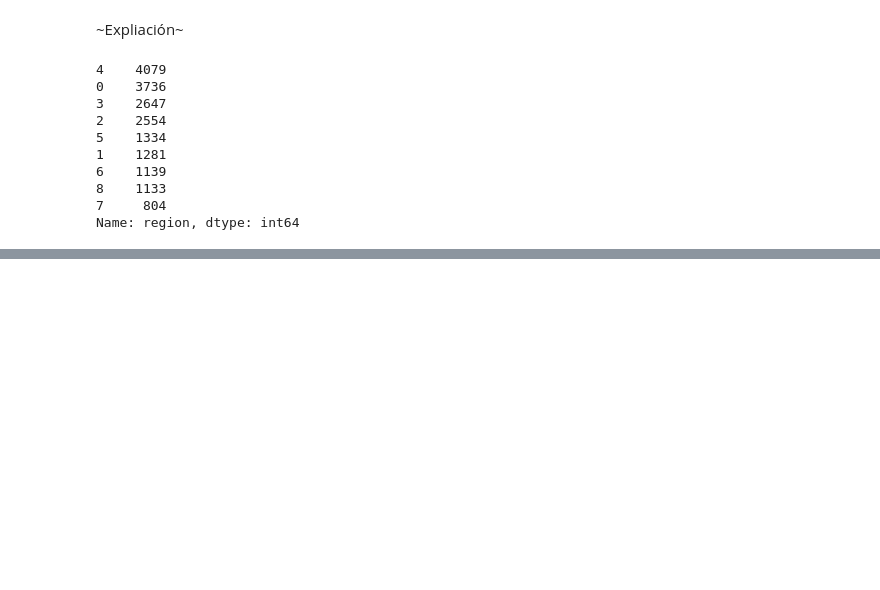
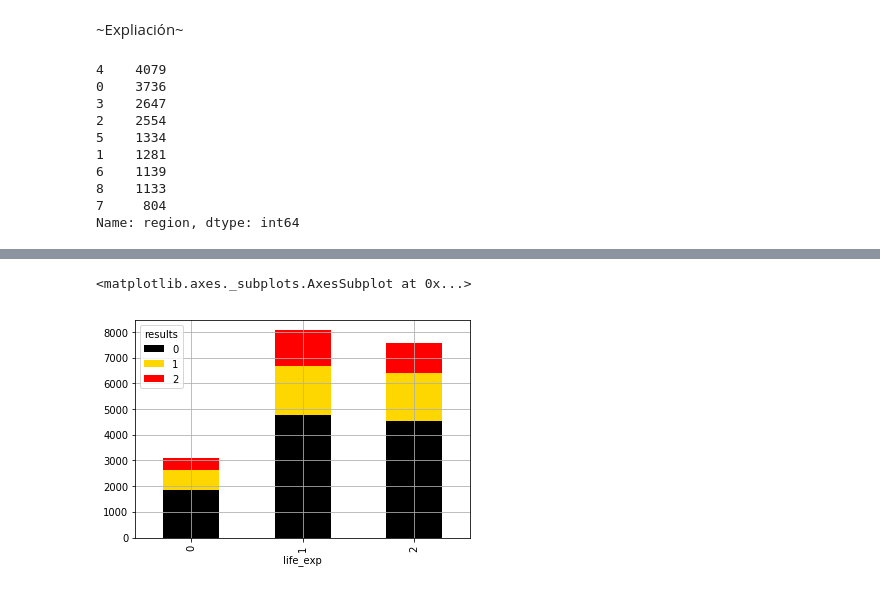
Before and after one commit to LeoReyesDev/datascience-project, a Jupyter notebook: Proyecto-GAP.ipynb, the cells around one changed output, grey strips where cells are left out. Drawn from its saved outputs; the diff is of its cells as text; code cells hidden in the pictures; blank space fills up the shorter version.

```diff
--- a/Proyecto-GAP.ipynb
+++ b/Proyecto-GAP.ipynb
@@ -275,0 +242,6 @@ datos
+# %%
+results_count  = pd.crosstab([datos.life_exp], datos.results)
+results_count.plot.bar(stacked=True, color=['black','gold', 'red'], grid=True)
+# %% [output]
+<matplotlib.axes._subplots.AxesSubplot at 0x...>
+[figure, added]
```
Also changed, not shown: parts of 18 cells of this notebook.
